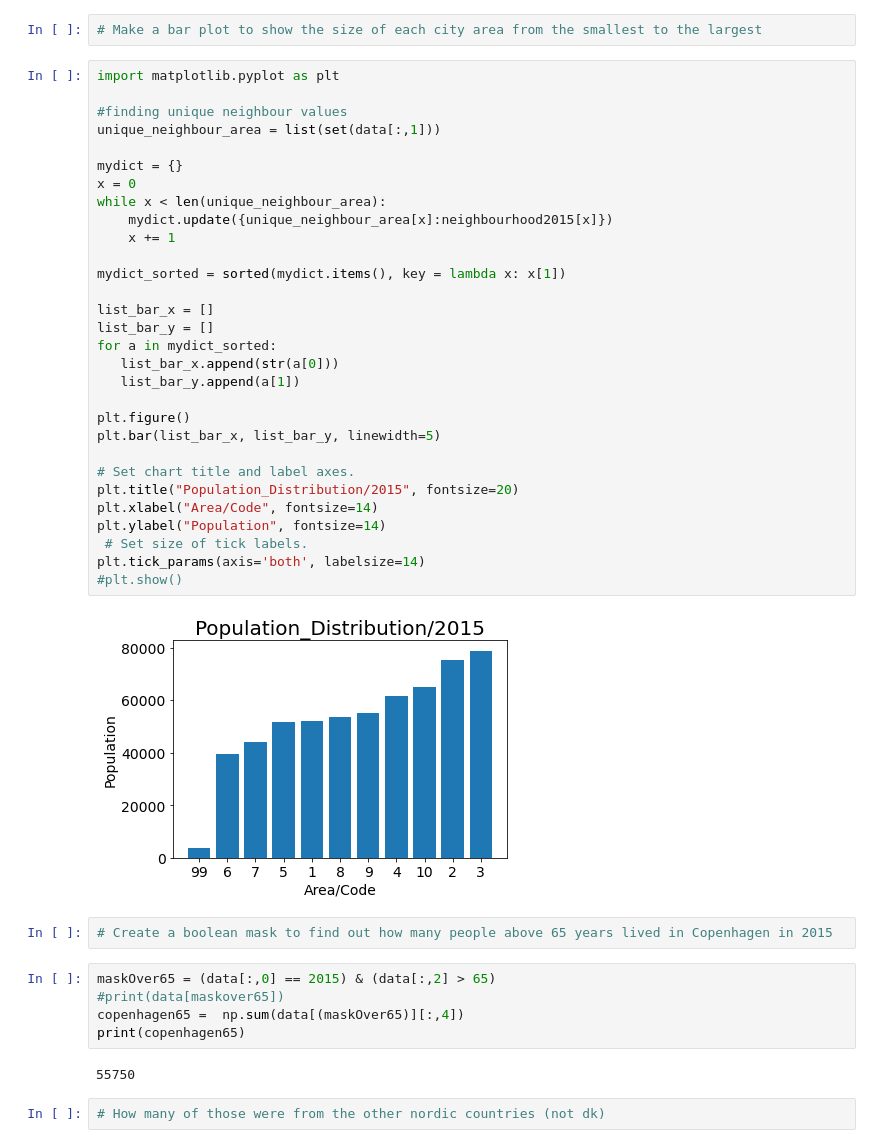
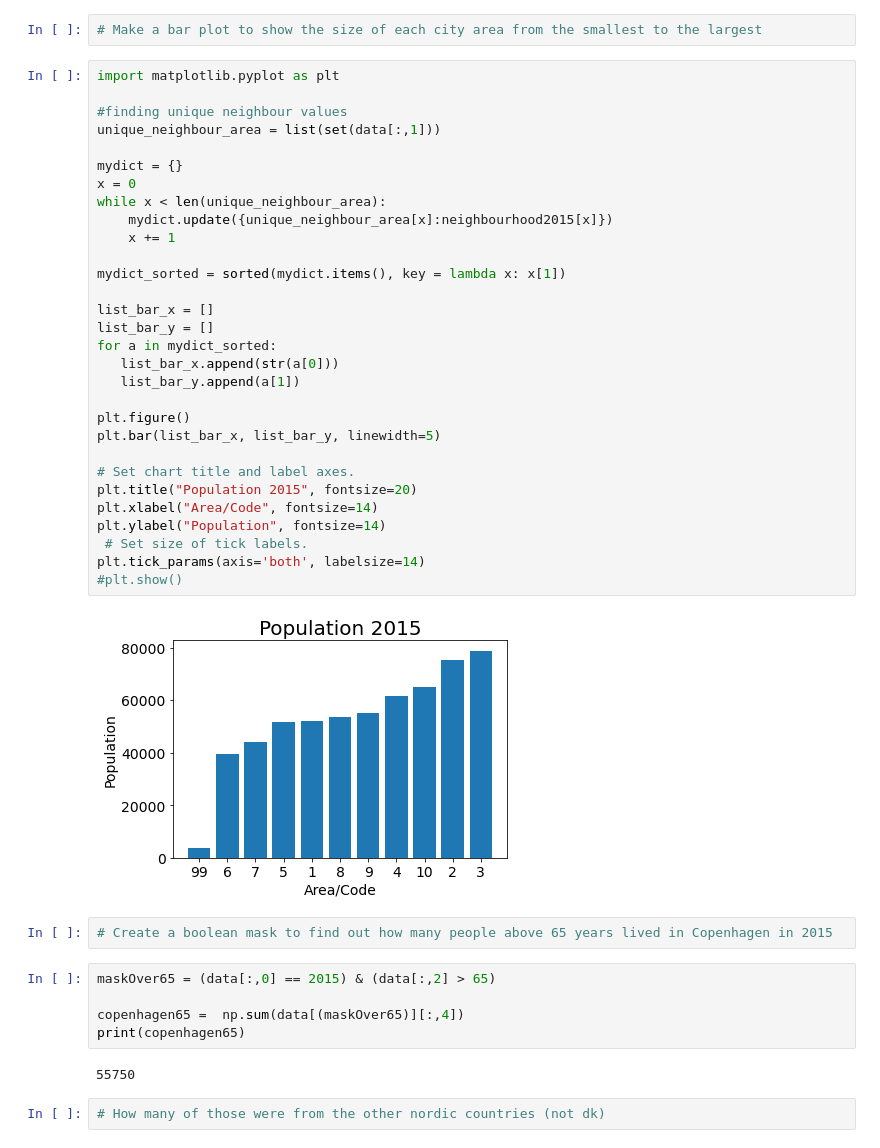
Before and after one commit to Youneselb/Python_handin-, a Jupyter notebook: Week 4/Week 4.ipynb, the cells around one changed output. Drawn from its saved outputs; the diff is of its cells as text.

```diff
--- a/Week 4/Week 4.ipynb
+++ b/Week 4/Week 4.ipynb
@@ -46,40 +46,40 @@ print(neighbourhood2015)
 # %%
 import matplotlib.pyplot as plt
 
 #finding unique neighbour values
 unique_neighbour_area = list(set(data[:,1]))
 
 mydict = {}
 x = 0
 while x < len(unique_neighbour_area):
     mydict.update({unique_neighbour_area[x]:neighbourhood2015[x]})
     x += 1
 
 mydict_sorted = sorted(mydict.items(), key = lambda x: x[1])
 
 list_bar_x = []
 list_bar_y = []
 for a in mydict_sorted:
    list_bar_x.append(str(a[0]))
    list_bar_y.append(a[1])
 
 plt.figure()
 plt.bar(list_bar_x, list_bar_y, linewidth=5)
 
 # Set chart title and label axes.
-plt.title("Population_Distribution/2015", fontsize=20)
+plt.title("Population 2015", fontsize=20)
 plt.xlabel("Area/Code", fontsize=14)
 plt.ylabel("Population", fontsize=14)
  # Set size of tick labels.
 plt.tick_params(axis='both', labelsize=14)
 #plt.show()
 # %% [output]
-[figure, old version]
+[figure, new version]
 # %%
 # Create a boolean mask to find out how many people above 65 years lived in Copenhagen in 2015
 # %%
 maskOver65 = (data[:,0] == 2015) & (data[:,2] > 65)
-#print(data[maskover65])
+
 copenhagen65 =  np.sum(data[(maskOver65)][:,4])
 print(copenhagen65)
 # %% [output]
```
Also changed, not shown: parts of 2 cells of this notebook.
